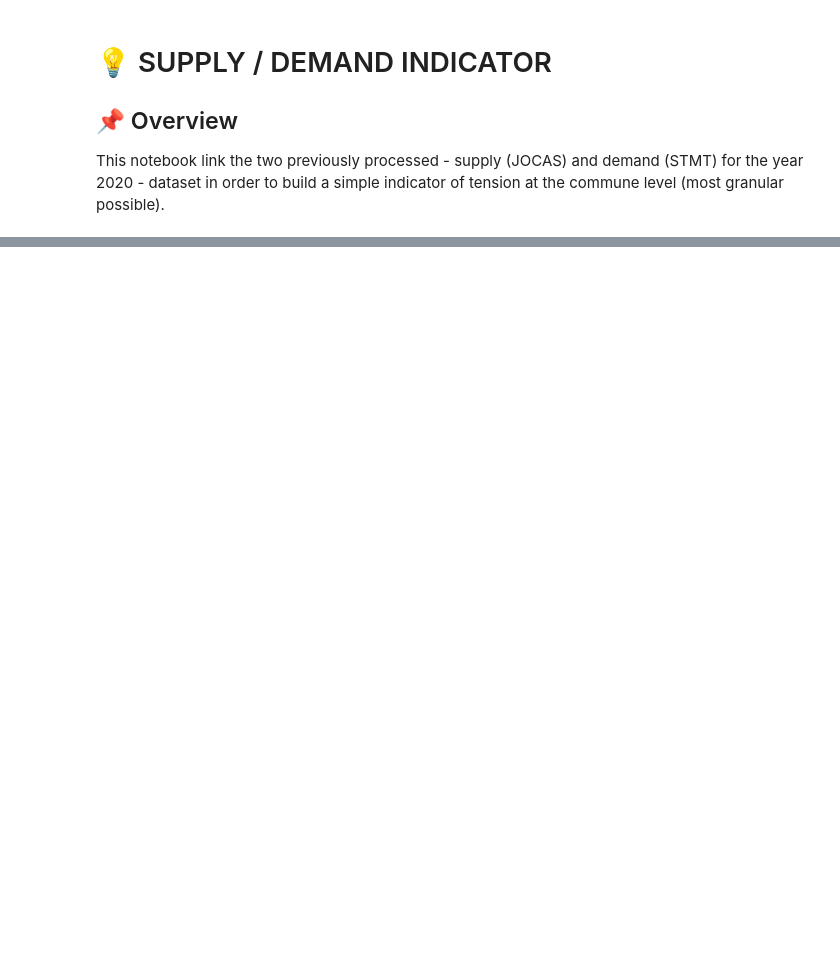
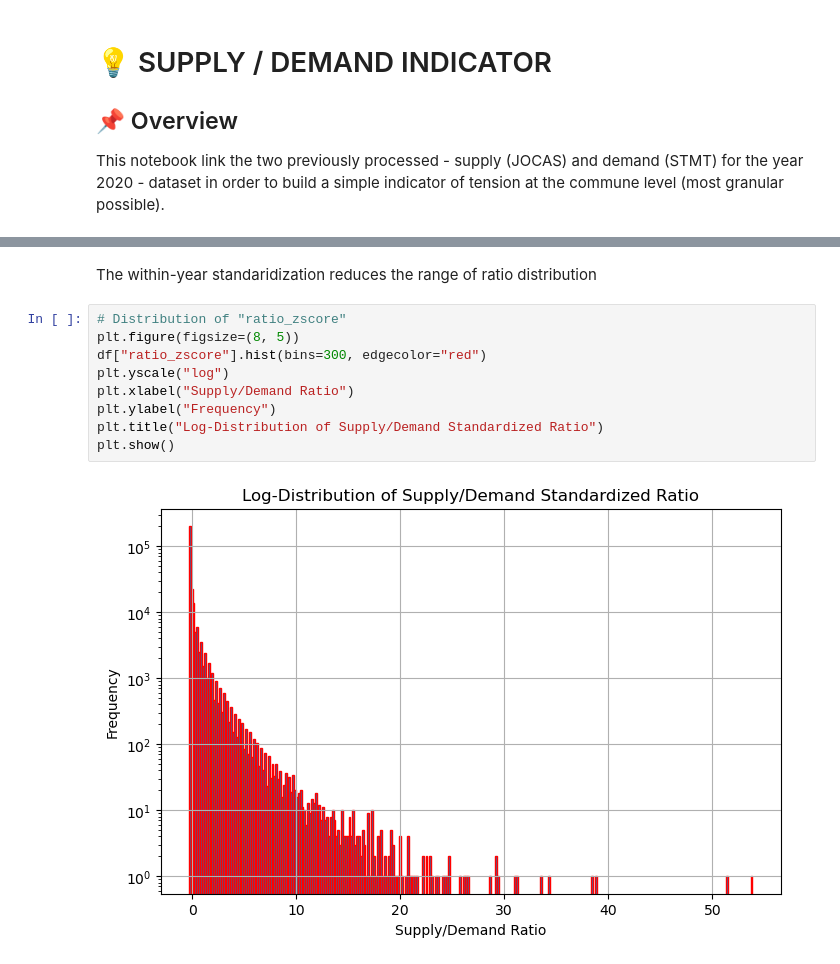
Before and after one commit to cynthia-francis/Project-LabourMarketTensions, a Jupyter notebook: src/ratio_supply_demand_indicator.ipynb, the cells around one changed output, grey strips where cells are left out. Drawn from its saved outputs; the diff is of its cells as text; blank space fills up the shorter version.

```diff
--- a/src/ratio_supply_demand_indicator.ipynb
+++ b/src/ratio_supply_demand_indicator.ipynb
@@ -112,0 +169,13 @@ plt.show()
+# %% [markdown]
+The within-year standaridization reduces the range of ratio distribution
+# %%
+# Distribution of "ratio_zscore"
+plt.figure(figsize=(8, 5))
+df["ratio_zscore"].hist(bins=300, edgecolor="red")
+plt.yscale("log")
+plt.xlabel("Supply/Demand Ratio")
+plt.ylabel("Frequency")
+plt.title("Log-Distribution of Supply/Demand Standardized Ratio")
+plt.show()
+# %% [output]
+[figure, added]
```
Also changed, not shown: parts of 17 cells of this notebook, 11 other files.
